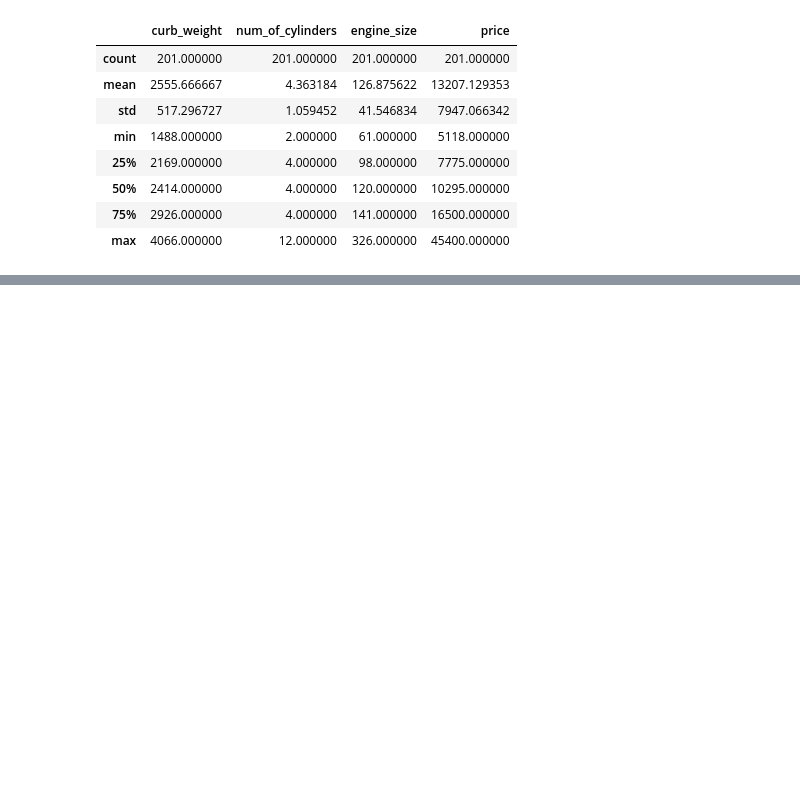
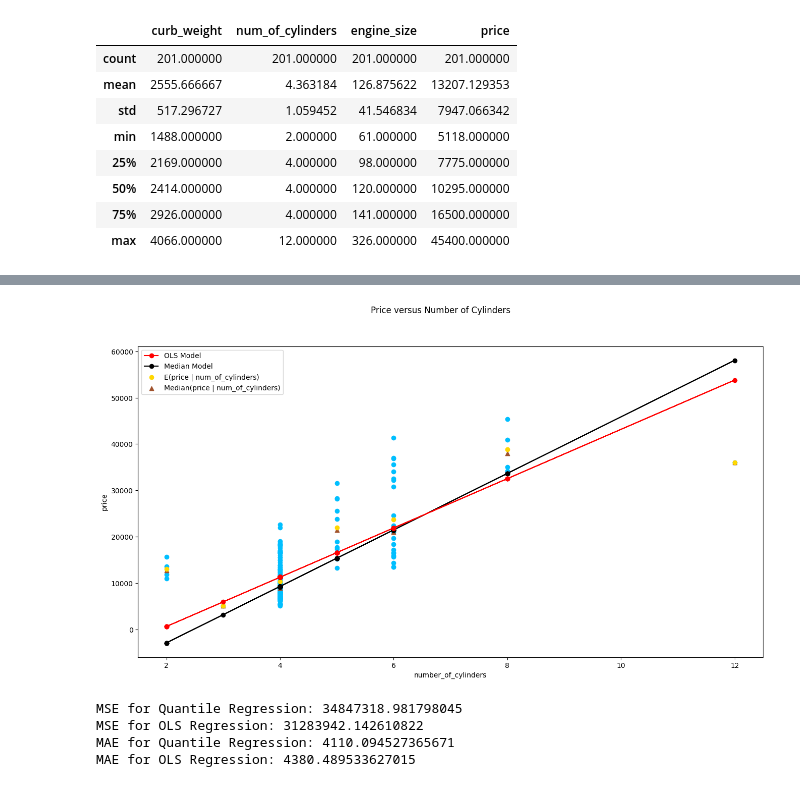
Before and after one commit to stats9/math-and-python, a Jupyter notebook: Quantile_Regression.ipynb, the cells around one changed output, grey strips where cells are left out. Drawn from its saved outputs; the diff is of its cells as text; code cells hidden in the pictures; blank space fills up the shorter version.

```diff
--- a/Quantile_Regression.ipynb
+++ b/Quantile_Regression.ipynb
@@ -147,0 +264,4 @@ array([-1.12028929,  3.43087179,  2.43795022,  5.91065635,  5.63940323,
+# %%
+median_model = smf.quantreg(formula = reg_exp, data = dat)
+median_model_results = median_model.fit(q=0.5)
+median_model_results.summary()
@@ -147,0 +279,37 @@ array([-1.12028929,  3.43087179,  2.43795022,  5.91065635,  5.63940323,
+# %%
+fig = plt.figure(figsize = (16, 8))
+fig.suptitle('Price versus Number of Cylinders')
+plt.xlabel('number_of_cylinders')
+plt.ylabel('price') # Show the scatter plot of price versus num_of_cylinders
+plt.scatter(x = dat['num_of_cylinders'],
+            y =dat['price'], c='deepskyblue') # Get the estimated conditional medians from the median model
+y_pred_median = median_model_results.predict(X_train) # Plot the estimated conditional medians
+median, = plt.plot(X_train['num_of_cylinders'], y_pred_median,
+    color='black', marker='o', linestyle='solid',  label='Median Model') # For comparison, also plot the estimated conditional means from the OLS model we built earlier
+ols, = plt.plot(X_train['num_of_cylinders'], y_pred_ols,
+    color='red', marker='o', linestyle='solid',  label='OLS Model') # Calculate the observed conditional medians
+conditional_medians = np.array(dat.groupby('num_of_cylinders')['price'].median())#Plot the observed conditional medians
+conditional_median_pts = plt.scatter(x=num_of_cylinders, y=conditional_medians, c='sienna', marker='^', label='Median(price | num_of_cylinders)')#For comparison, plot the observed conditional means
+conditional_mean_pts = plt.scatter(x=num_of_cylinders, y=conditional_means, c='gold', marker='o', label='E(price | num_of_cylinders)')#Set up the legend and show the plot
+plt.legend(handles=[ols, median, conditional_mean_pts, conditional_median_pts])
+
+plt.show()
+# %% [output]
+[figure, added]
+# %%
+yhat_quantile = median_model_results.predict(dat['num_of_cylinders'])
+yhat_ols = olsr_model_results.predict(X_train)
+print("""
+MSE for Quantile Regression: {}
+MSE for OLS Regression: {}
+MAE for Quantile Regression: {}
+MAE for OLS Regression: {}
+""".format(mean_squared_error(y_train, yhat_quantile),
+mean_squared_error(y_train, yhat_ols),
+mean_absolute_error(y_train, yhat_quantile),
+mean_absolute_error(y_train, yhat_ols)))
+# %% [output]
+MSE for Quantile Regression: 34847318.981798045
+MSE for OLS Regression: 31283942.142610822
+MAE for Quantile Regression: 4110.094527365671
+MAE for OLS Regression: 4380.489533627015
```
Also changed, not shown: parts of 28 cells of this notebook, 1 other file.
